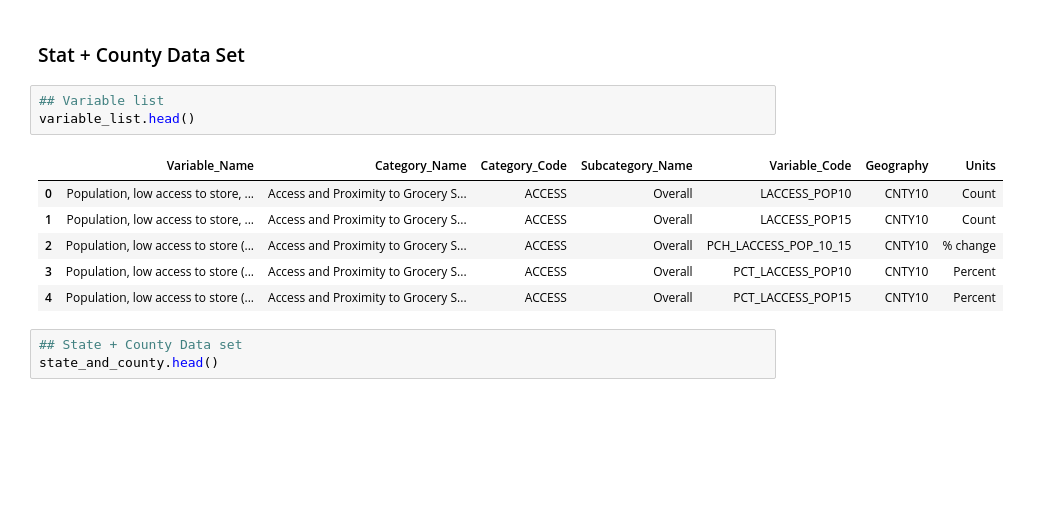
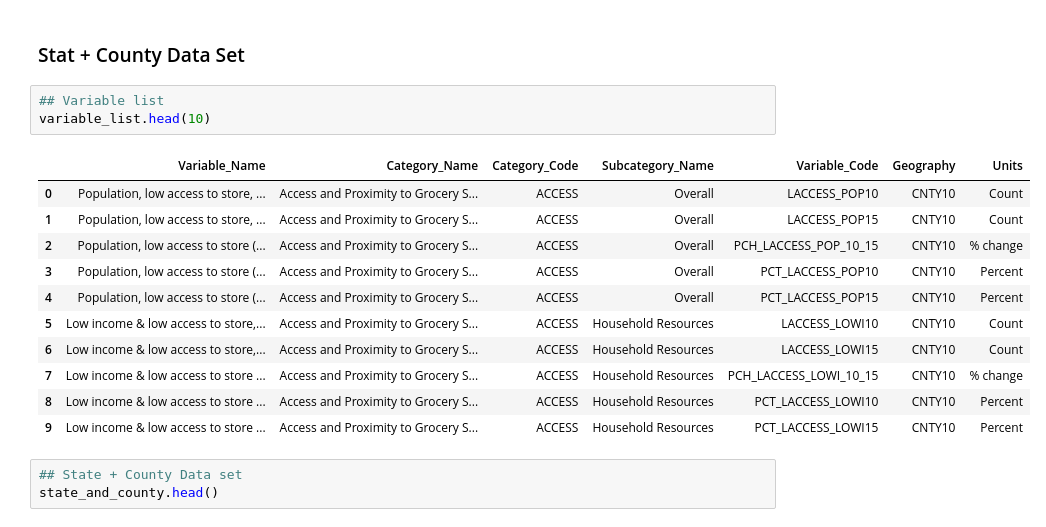
Before and after one commit to eva163x/food-insecurity-analysis, a Jupyter notebook: CS216_Project.ipynb, the cells around one changed output. Saved outputs shown, nothing was run; the diff lists cells and outputs as text; blank space fills up the shorter version.

```diff
--- a/CS216_Project.ipynb
+++ b/CS216_Project.ipynb
@@ -156,14 +157,19 @@ print(cpi_ppi.head())
 ### Stat + County Data Set
 # %%
 ## Variable list
-variable_list.head()
+variable_list.head(10)
 # %% [output]
 |  | Variable_Name | Category_Name | Category_Code | Subcategory_Name | Variable_Code | Geography | Units |
 | 0 | Population, low access to store, ... | Access and Proximity to Grocery S... | ACCESS | Overall | LACCESS_POP10 | CNTY10 | Count |
 | 1 | Population, low access to store, ... | Access and Proximity to Grocery S... | ACCESS | Overall | LACCESS_POP15 | CNTY10 | Count |
 | 2 | Population, low access to store (... | Access and Proximity to Grocery S... | ACCESS | Overall | PCH_LACCESS_POP_10_15 | CNTY10 | % change |
 | 3 | Population, low access to store (... | Access and Proximity to Grocery S... | ACCESS | Overall | PCT_LACCESS_POP10 | CNTY10 | Percent |
 | 4 | Population, low access to store (... | Access and Proximity to Grocery S... | ACCESS | Overall | PCT_LACCESS_POP15 | CNTY10 | Percent |
+| 5 | Low income & low access to store,... | Access and Proximity to Grocery S... | ACCESS | Household Resources | LACCESS_LOWI10 | CNTY10 | Count |
+| 6 | Low income & low access to store,... | Access and Proximity to Grocery S... | ACCESS | Household Resources | LACCESS_LOWI15 | CNTY10 | Count |
+| 7 | Low income & low access to store ... | Access and Proximity to Grocery S... | ACCESS | Household Resources | PCH_LACCESS_LOWI_10_15 | CNTY10 | % change |
+| 8 | Low income & low access to store ... | Access and Proximity to Grocery S... | ACCESS | Household Resources | PCT_LACCESS_LOWI10 | CNTY10 | Percent |
+| 9 | Low income & low access to store ... | Access and Proximity to Grocery S... | ACCESS | Household Resources | PCT_LACCESS_LOWI15 | CNTY10 | Percent |
 # %%
 ## State + County Data set
 state_and_county.head()
```
Also changed, not shown: parts of 4 cells of this notebook, 9 other files.
